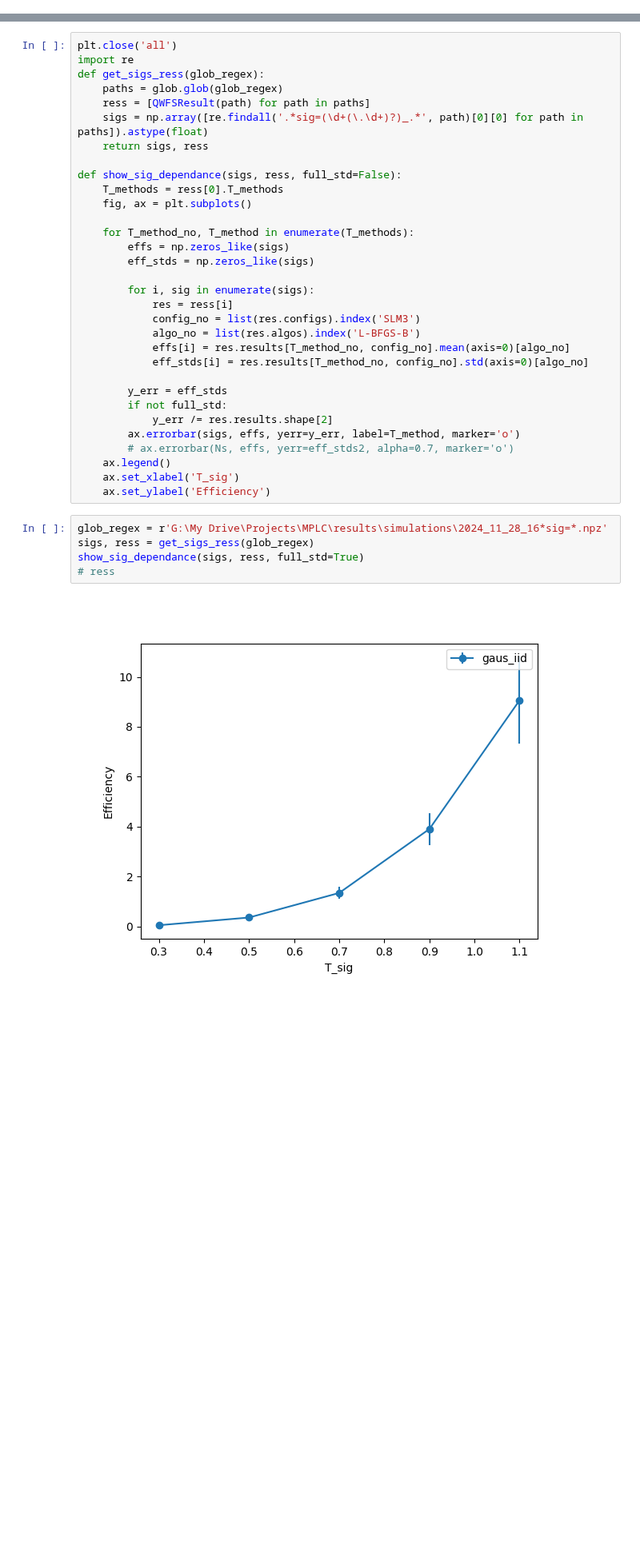
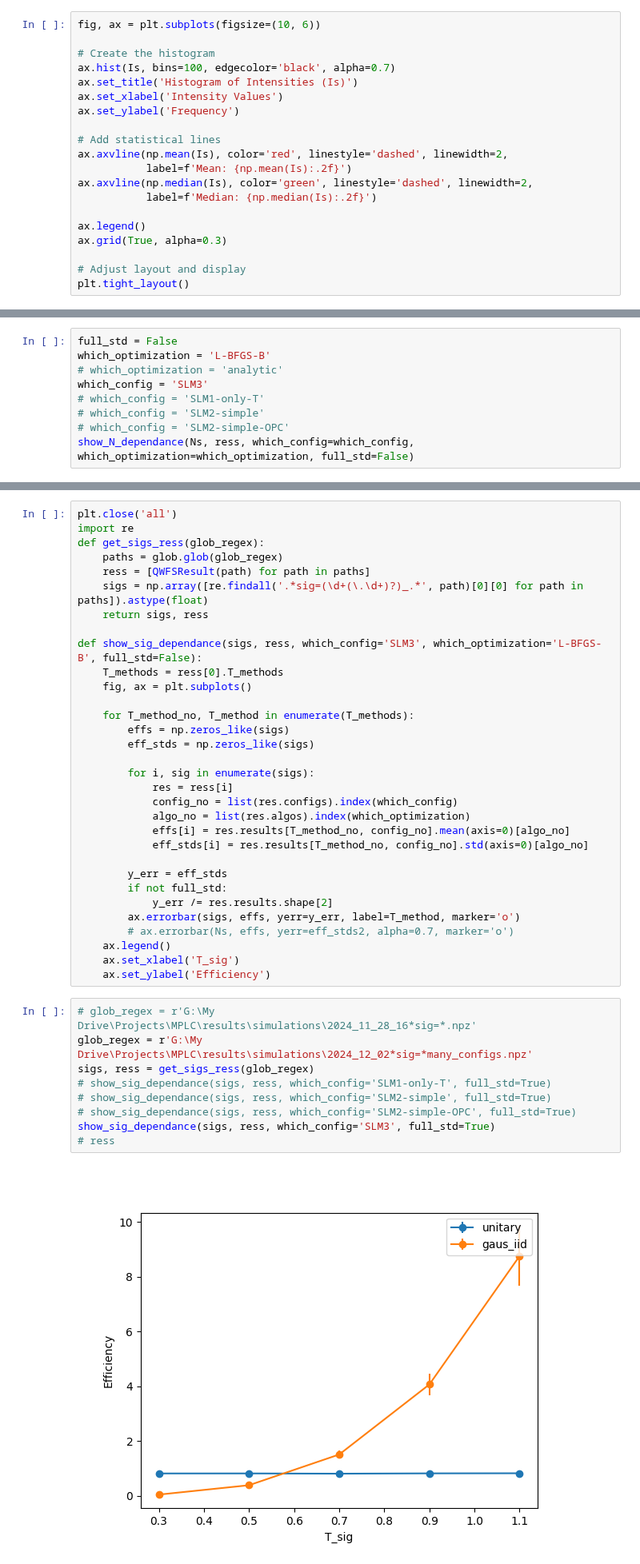
Before and after one commit to rubiaek/pianoq, a Jupyter notebook: pianoq/writeups/09_writeup_scaling.ipynb, the cells around one changed output, grey strips where cells are left out. Shown at 80% size. Drawn from its saved outputs; the diff is of its cells as text; blank space fills up the shorter version.

```diff
--- a/pianoq/writeups/09_writeup_scaling.ipynb
+++ b/pianoq/writeups/09_writeup_scaling.ipynb
@@ -88,0 +103,20 @@ interestingly, the total intensity at the crystal plane with the optimized phase
+# %%
+fig, ax = plt.subplots(figsize=(10, 6))
+
+# Create the histogram
+ax.hist(Is, bins=100, edgecolor='black', alpha=0.7)
+ax.set_title('Histogram of Intensities (Is)')
+ax.set_xlabel('Intensity Values')
+ax.set_ylabel('Frequency')
+
+# Add statistical lines
+ax.axvline(np.mean(Is), color='red', linestyle='dashed', linewidth=2,
+           label=f'Mean: {np.mean(Is):.2f}')
+ax.axvline(np.median(Is), color='green', linestyle='dashed', linewidth=2,
+           label=f'Median: {np.median(Is):.2f}')
+
+ax.legend()
+ax.grid(True, alpha=0.3)
+
+# Adjust layout and display
+plt.tight_layout()
@@ -151,0 +187,9 @@ show_N_dependance(Ns, ress, which_config='SLM1-only-T', which_optimization='L-BF
+# %%
+full_std = False
+which_optimization = 'L-BFGS-B'
+# which_optimization = 'analytic'
+which_config = 'SLM3'
+# which_config = 'SLM1-only-T'
+# which_config = 'SLM2-simple'
+# which_config = 'SLM2-simple-OPC'
+show_N_dependance(Ns, ress, which_config=which_config, which_optimization=which_optimization, full_std=False)
@@ -172,7 +218,7 @@ def get_sigs_ress(glob_regex):
     sigs = np.array([re.findall('.*sig=(\d+(\.\d+)?)_.*', path)[0][0] for path in paths]).astype(float)
     return sigs, ress
 
-def show_sig_dependance(sigs, ress, full_std=False):
+def show_sig_dependance(sigs, ress, which_config='SLM3', which_optimization='L-BFGS-B', full_std=False):
     T_methods = ress[0].T_methods
     fig, ax = plt.subplots()
 
@@ -182,8 +228,8 @@ def show_sig_dependance(sigs, ress, full_std=False):
 
         for i, sig in enumerate(sigs):
             res = ress[i]
-            config_no = list(res.configs).index('SLM3')
-            algo_no = list(res.algos).index('L-BFGS-B')
+            config_no = list(res.configs).index(which_config)
+            algo_no = list(res.algos).index(which_optimization)
             effs[i] = res.results[T_method_no, config_no].mean(axis=0)[algo_no]
             eff_stds[i] = res.results[T_method_no, config_no].std(axis=0)[algo_no]
 
@@ -196,11 +242,15 @@ def show_sig_dependance(sigs, ress, full_std=False):
     ax.set_xlabel('T_sig')
     ax.set_ylabel('Efficiency')
 # %%
-glob_regex = r'G:\My Drive\Projects\MPLC\results\simulations\2024_11_28_16*sig=*.npz'
+# glob_regex = r'G:\My Drive\Projects\MPLC\results\simulations\2024_11_28_16*sig=*.npz'
+glob_regex = r'G:\My Drive\Projects\MPLC\results\simulations\2024_12_02*sig=*many_configs.npz'
 sigs, ress = get_sigs_ress(glob_regex)
-show_sig_dependance(sigs, ress, full_std=True)
+# show_sig_dependance(sigs, ress, which_config='SLM1-only-T', full_std=True)
+# show_sig_dependance(sigs, ress, which_config='SLM2-simple', full_std=True)
+# show_sig_dependance(sigs, ress, which_config='SLM2-simple-OPC', full_std=True)
+show_sig_dependance(sigs, ress, which_config='SLM3', full_std=True)
 # ress
 # %% [output]
-[figure, old version]
+[figure, new version]
 # %% [markdown]
 This seems like an answer!!! Now we just need to understand and interpret it.
```
Also changed, not shown: parts of 7 cells of this notebook, 1 other file.
